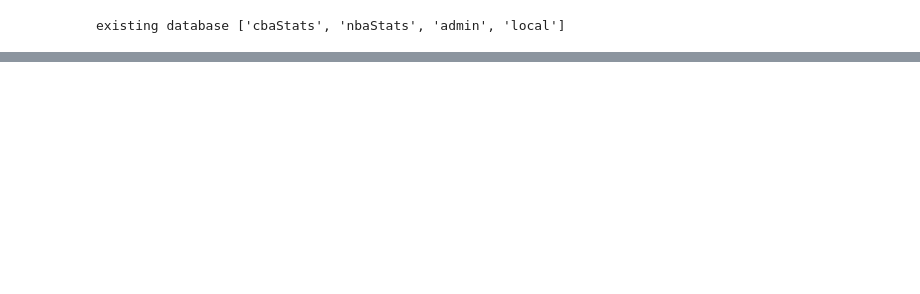
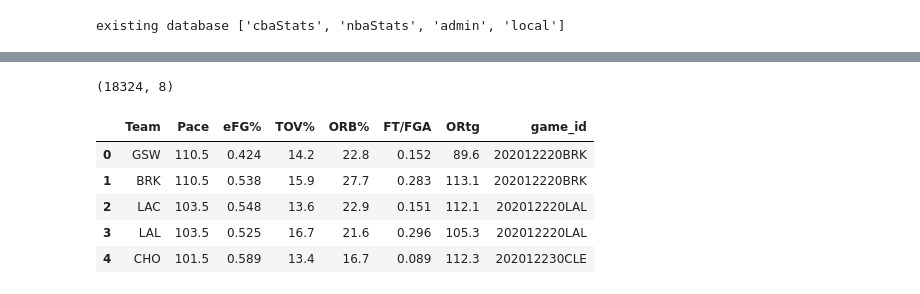
Before and after one commit to JJnotJimmyJohn/NBA_Score_Prediction, a Jupyter notebook: ScratchPaper.ipynb, the cells around one changed output, grey strips where cells are left out. Saved outputs shown, nothing was run; the diff lists cells and outputs as text; code cells hidden in the pictures; blank space fills up the shorter version.

```diff
--- a/ScratchPaper.ipynb
+++ b/ScratchPaper.ipynb
@@ -108,0 +86,21 @@ coll_nbaGames.find_one_and_update(filter={"game_id":})
+# %%
+# four factors
+fourfactors=mongodbio.select_records(coll_nbaGames,field={'four_factors':1,'_id':0
+})
+
+fourfactors_dfs=[]
+for ff in fourfactors:
+    _ = pd.DataFrame(ff['four_factors'])
+    fourfactors_dfs.append(_)
+fourfactors = pd.concat(fourfactors_dfs)
+fourfactors = fourfactors.reset_index(drop=True)
+print(fourfactors.shape)
+fourfactors.head()
+# %% [output]
+(18324, 8)
+|  | Team | Pace | eFG% | TOV% | ORB% | FT/FGA | ORtg | game_id |
+| 0 | GSW | 110.5 | 0.424 | 14.2 | 22.8 | 0.152 | 89.6 | 202012220BRK |
+| 1 | BRK | 110.5 | 0.538 | 15.9 | 27.7 | 0.283 | 113.1 | 202012220BRK |
+| 2 | LAC | 103.5 | 0.548 | 13.6 | 22.9 | 0.151 | 112.1 | 202012220LAL |
+| 3 | LAL | 103.5 | 0.525 | 16.7 | 21.6 | 0.296 | 105.3 | 202012220LAL |
+| 4 | CHO | 101.5 | 0.589 | 13.4 | 16.7 | 0.089 | 112.3 | 202012230CLE |
```
Also changed, not shown: parts of 27 cells of this notebook, 6 other files.
